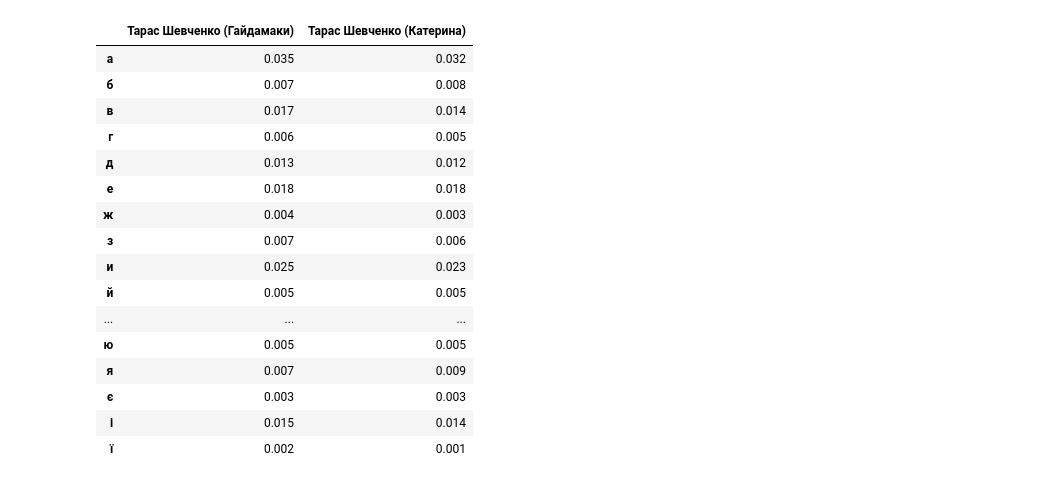
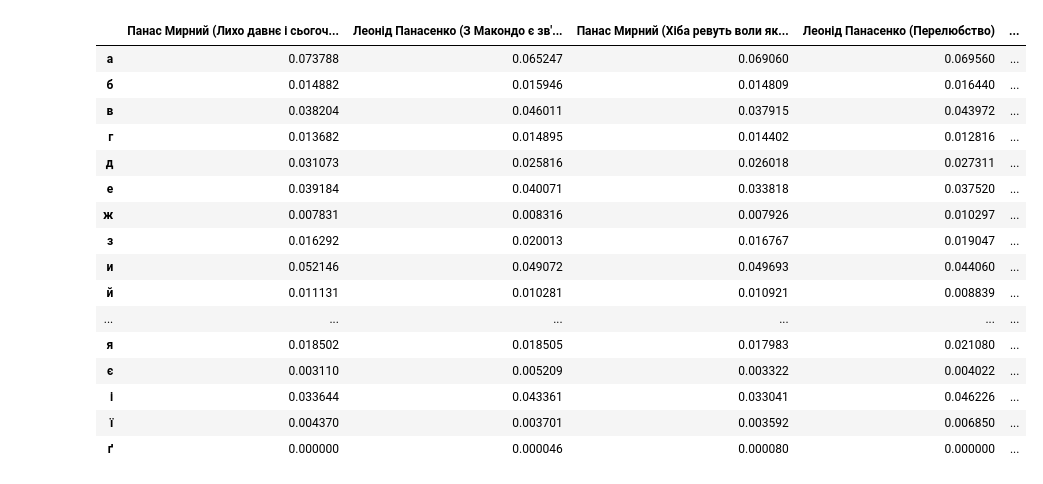
Before and after one commit to Pyroarsonist/COMP_LING_8_sem, a Jupyter notebook: Lab 1/main.ipynb, the cells around one changed output. Saved outputs shown, nothing was run; the diff lists cells and outputs as text; code cells hidden in the pictures.

```diff
--- a/Lab 1/main.ipynb
+++ b/Lab 1/main.ipynb
@@ -129,21 +193,20 @@ all_symbols_set=sorted(all_symbols_set)
 import pandas as pd
 from IPython.display import HTML, display
 
-authors_with_total_letters =  authors.copy()
 for file in total_letters:
-    a= find_author(file,authors)
+    a= find_composition(file)
     if a is None:
         continue
     a["total_letters"] = total_letters[file]
 
 def view_total_letters(arr):
-    new_arr = list(map(lambda a: {'name': get_author_name(a), 'total_letters': a['total_letters'] },arr))
+    new_arr = list(map(lambda a: {'name': get_composition_title(a), 'total_letters': a['total_letters'] },arr))
     df = pd.DataFrame(new_arr)
     # new_df = df[['author','composition','total_letters']]
     df.columns=['Автор (твір)','Кількість символів']
     return HTML(df.to_html(classes='table table-striped', index=None))
 
-view_total_letters(authors_with_total_letters)
+view_total_letters(compositions)
 # %% [output]
 | Автор (твір) | Кількість символів |
 | Тарас Шевченко (Гайдамаки) | 13566 |
@@ -154,31 +236,35 @@ unigrams_freq={}
 unigrams_freq_per_author={}
 unigrams_freq_arr=[]
 unigrams_freq_arr_per_author=[]
-for a in authors:
+
+for a in compositions:
     unigrams_freq[a['file']]=[]
     unigrams_freq_per_author[a['author']]=[]
 
+def calc_freq(s, ngrams, total_letters):
+    l = next(filter(lambda x: x['name']==s, ngrams), None)
+    count = 0 if l is None else l['count']
+    return {'frequency': count / total_letters,
+                          'symbol': s}
 
 for s in all_symbols_set:
     curr_symbol_set= {}
 
     for file in total_unigrams:
-        l = next(filter(lambda x: x['name']==s, total_unigrams[file]), None)
-        count = 0 if l is None else l['count']
-        author = find_author(file,authors_with_total_letters)
-        unigrams_freq[file].append({'frequency': round(count / author['total_letters'], 3),
-                              'symbol': s})
-        curr_symbol_set[file]=round(count / author['total_letters'], 3)
+        ngrams=total_unigrams[file]
+        author = find_composition(file)
+        freq = calc_freq(s,ngrams,author['total_letters'])
+        unigrams_freq[file].append(freq)
+        curr_symbol_set[file]=freq['frequency']
     unigrams_freq_arr.append(curr_symbol_set)
 
     curr_symbol_set_per_author= {}
     for author_name in total_unigrams_per_author:
-        l = next(filter(lambda x: x['name']==s, total_unigrams_per_author[author_name]), None)
-        count = 0 if l is None else l['count']
-        author = find_author_by_name(author_name,authors_with_total_letters)
-        unigrams_freq_per_author[author['author']].append({'frequency': round(count / author['total_letters'], 3),
-                              'symbol': s})
-        curr_symbol_set_per_author[author['author']]=round(count / author['total_letters'], 3)
+        ngrams=total_unigrams_per_author[author_name]
+        author = find_author_total_by_name(author_name)
+        freq = calc_freq(s,ngrams,author['total_letters'])
+        unigrams_freq_per_author[author['name']].append(freq)
+        curr_symbol_set_per_author[author['name']]=freq['frequency']
     unigrams_freq_arr_per_author.append(curr_symbol_set_per_author)
 
 
@@ -187,3 +273,6 @@ for file in unigrams_freq:
 
 for author_name in unigrams_freq_per_author:
     unigrams_freq_per_author[author_name]= sorted(unigrams_freq_per_author[author_name], key=lambda x: x['symbol'])
+
+print(unigrams_freq_per_author)
+print(unigrams_freq)
@@ -190,28 +282,28 @@ for author_name in unigrams_freq_per_author:
 # %%
 ngrams_freq_df = pd.DataFrame(unigrams_freq_arr, index=all_symbols_set)
 unigrams_columns=[]
 for file in total_unigrams:
-    a = find_author(file,authors_with_total_letters)
-    unigrams_columns.append(get_author_name(a))
+    a = find_composition(file)
+    unigrams_columns.append(get_composition_title(a))
 
 ngrams_freq_df.columns=unigrams_columns
 HTML(ngrams_freq_df.to_html(classes='table table-striped'))
 # %% [output]
-|  | Тарас Шевченко (Гайдамаки) | Тарас Шевченко (Катерина) |
-| а | 0.035 | 0.032 |
-| б | 0.007 | 0.008 |
-| в | 0.017 | 0.014 |
-| г | 0.006 | 0.005 |
-| д | 0.013 | 0.012 |
-| е | 0.018 | 0.018 |
-| ж | 0.004 | 0.003 |
-| з | 0.007 | 0.006 |
-| и | 0.025 | 0.023 |
-| й | 0.005 | 0.005 |
-| ... | ... | ... |
-| ю | 0.005 | 0.005 |
-| я | 0.007 | 0.009 |
-| є | 0.003 | 0.003 |
-| і | 0.015 | 0.014 |
-| ї | 0.002 | 0.001 |
+|  | Панас Мирний (Лихо давнє і сьогоч... | Леонід Панасенко (З Макондо є зв'... | Панас Мирний (Хіба ревуть воли як... | Леонід Панасенко (Перелюбство) | ... |
+| а | 0.073788 | 0.065247 | 0.069060 | 0.069560 | ... |
+| б | 0.014882 | 0.015946 | 0.014809 | 0.016440 | ... |
+| в | 0.038204 | 0.046011 | 0.037915 | 0.043972 | ... |
+| г | 0.013682 | 0.014895 | 0.014402 | 0.012816 | ... |
+| д | 0.031073 | 0.025816 | 0.026018 | 0.027311 | ... |
+| е | 0.039184 | 0.040071 | 0.033818 | 0.037520 | ... |
+| ж | 0.007831 | 0.008316 | 0.007926 | 0.010297 | ... |
+| з | 0.016292 | 0.020013 | 0.016767 | 0.019047 | ... |
+| и | 0.052146 | 0.049072 | 0.049693 | 0.044060 | ... |
+| й | 0.011131 | 0.010281 | 0.010921 | 0.008839 | ... |
+| ... | ... | ... | ... | ... | ... |
+| я | 0.018502 | 0.018505 | 0.017983 | 0.021080 | ... |
+| є | 0.003110 | 0.005209 | 0.003322 | 0.004022 | ... |
+| і | 0.033644 | 0.043361 | 0.033041 | 0.046226 | ... |
+| ї | 0.004370 | 0.003701 | 0.003592 | 0.006850 | ... |
+| ґ | 0.000000 | 0.000046 | 0.000080 | 0.000000 | ... |
 # %%
```
Also changed, not shown: parts of 18 cells of this notebook, 1 other file.
